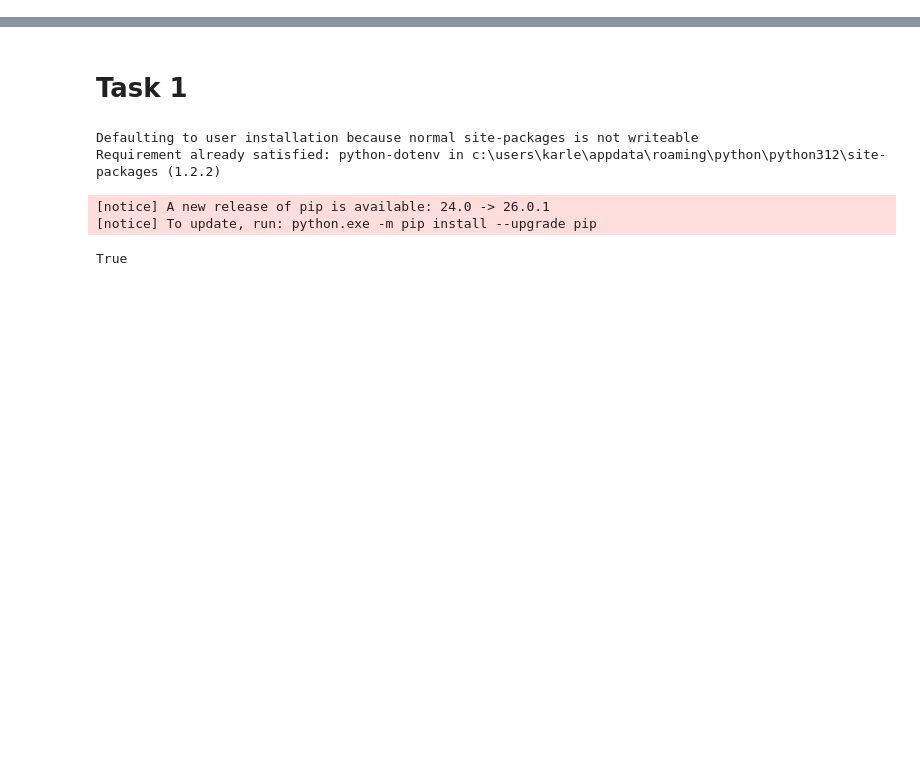
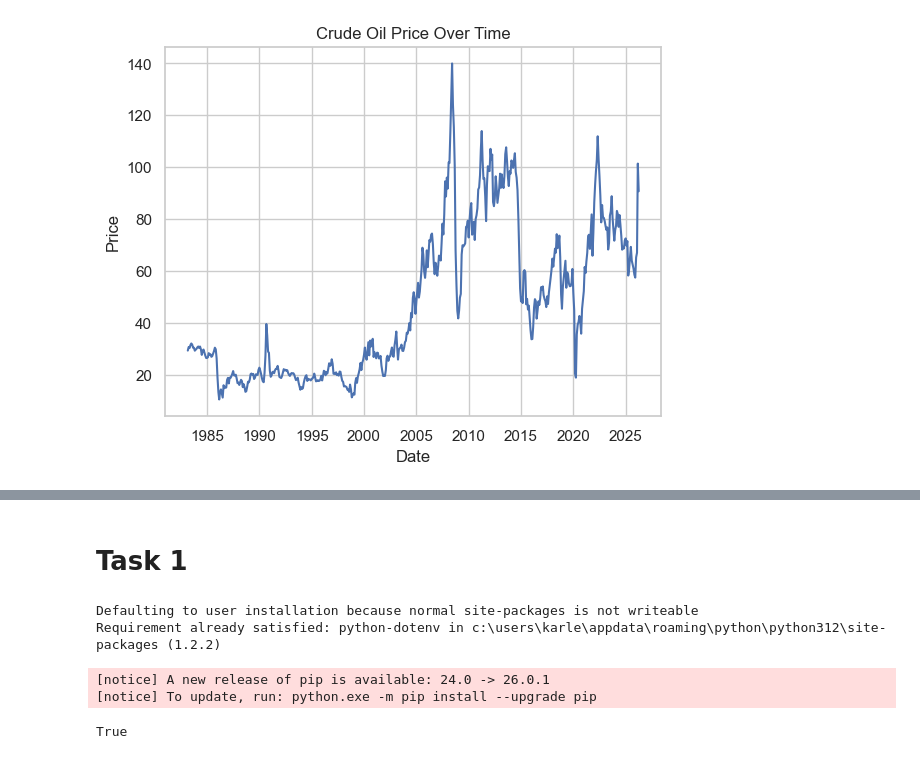
Before and after one commit to TrolleBulle/python-programmin-for-business, a Jupyter notebook: assignments/assignment2/Assignment 2.ipynb, the cells around one changed output, grey strips where cells are left out. Saved outputs shown, nothing was run; the diff lists cells and outputs as text; code cells hidden in the pictures; blank space fills up the shorter version.

```diff
--- a/assignments/assignment2/Assignment 2.ipynb
+++ b/assignments/assignment2/Assignment 2.ipynb
@@ -0,0 +16,4 @@
+# %%
+df = pd.read_csv("crude-oil-price.csv")
+
+df.head(10)
@@ -0,0 +51,17 @@
+# %%
+# Making sure that the date is correct
+df["date"] = pd.to_datetime(df["date"])
+# %%
+import matplotlib.pyplot as plt
+#(I did this part last, so i  have "import matplotlib" again later)
+
+plt.figure()
+plt.plot(df["date"], df["price"])
+
+plt.title("Crude Oil Price Over Time")
+plt.xlabel("Date")
+plt.ylabel("Price")
+
+plt.show()
+# %% [output]
+[figure, added]
```
Also changed, not shown: parts of 10 cells of this notebook, 1 other file.
